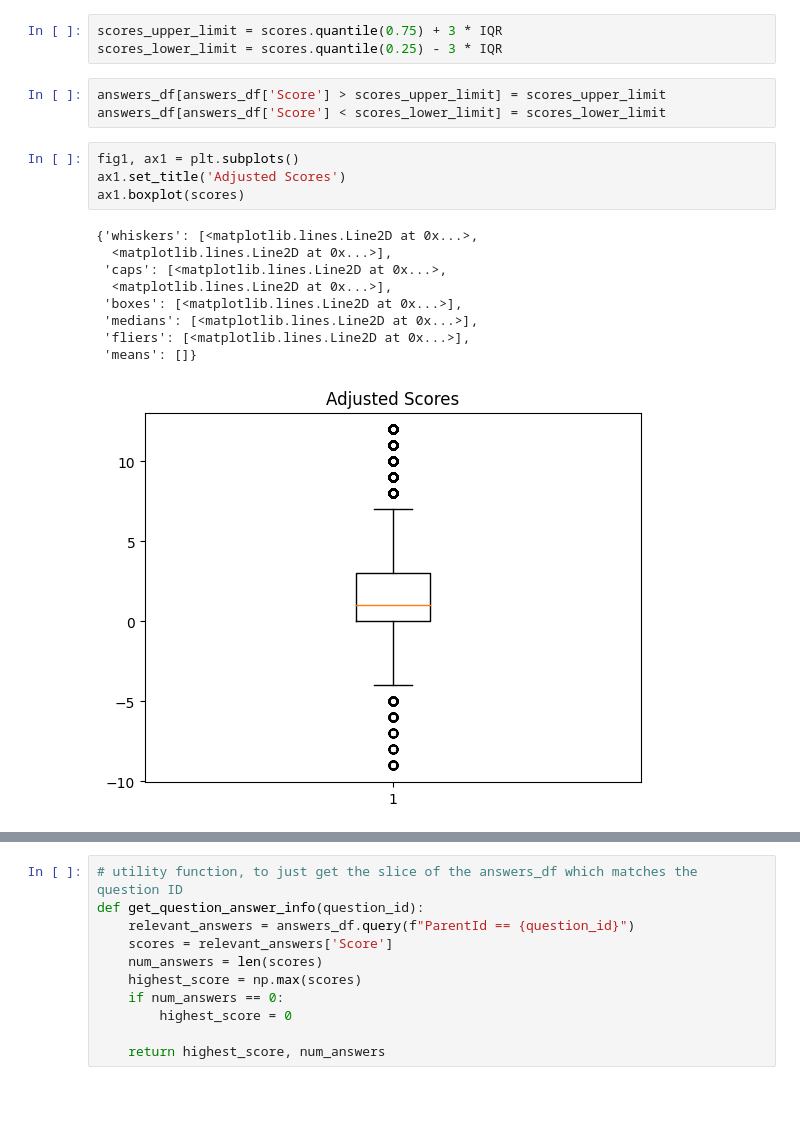
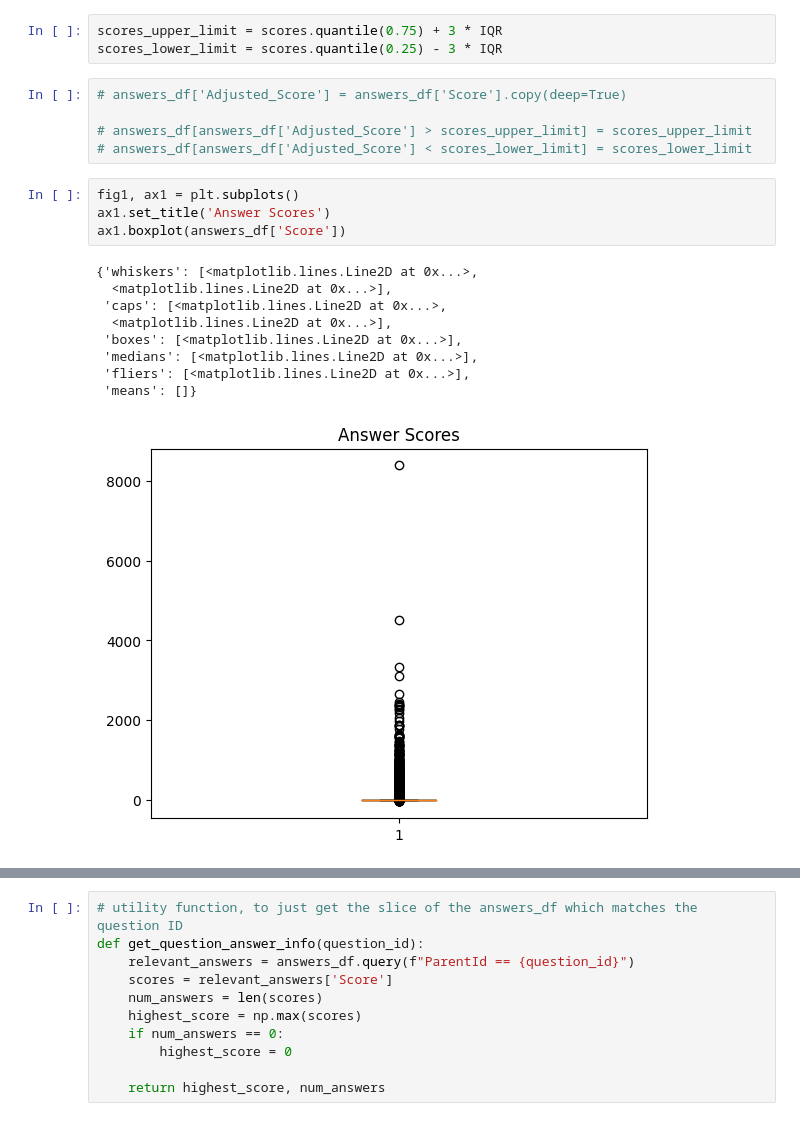
Before and after one commit to Tyler-Chi/w266_finalproject, a Jupyter notebook: EDA.ipynb, the cells around one changed output, grey strips where cells are left out. Drawn from its saved outputs; the diff is of its cells as text.

```diff
--- a/EDA.ipynb
+++ b/EDA.ipynb
@@ -75,21 +75,23 @@ print(IQR)
 scores_upper_limit = scores.quantile(0.75) + 3 * IQR
 scores_lower_limit = scores.quantile(0.25) - 3 * IQR
 # %%
-answers_df[answers_df['Score'] > scores_upper_limit] = scores_upper_limit
-answers_df[answers_df['Score'] < scores_lower_limit] = scores_lower_limit
+# answers_df['Adjusted_Score'] = answers_df['Score'].copy(deep=True)
+
+# answers_df[answers_df['Adjusted_Score'] > scores_upper_limit] = scores_upper_limit
+# answers_df[answers_df['Adjusted_Score'] < scores_lower_limit] = scores_lower_limit
 # %%
 fig1, ax1 = plt.subplots()
-ax1.set_title('Adjusted Scores')
-ax1.boxplot(scores)
+ax1.set_title('Answer Scores')
+ax1.boxplot(answers_df['Score'])
 # %% [output]
 {'whiskers': [<matplotlib.lines.Line2D at 0x...>,
   <matplotlib.lines.Line2D at 0x...>],
  'caps': [<matplotlib.lines.Line2D at 0x...>,
   <matplotlib.lines.Line2D at 0x...>],
  'boxes': [<matplotlib.lines.Line2D at 0x...>],
  'medians': [<matplotlib.lines.Line2D at 0x...>],
  'fliers': [<matplotlib.lines.Line2D at 0x...>],
  'means': []}
-[figure, old version]
+[figure, new version]
 # %%
 # Histogram view of the general distribution of the Score trait, among the answers
```
Also changed, not shown: parts of 3 cells of this notebook, 4 other files.
